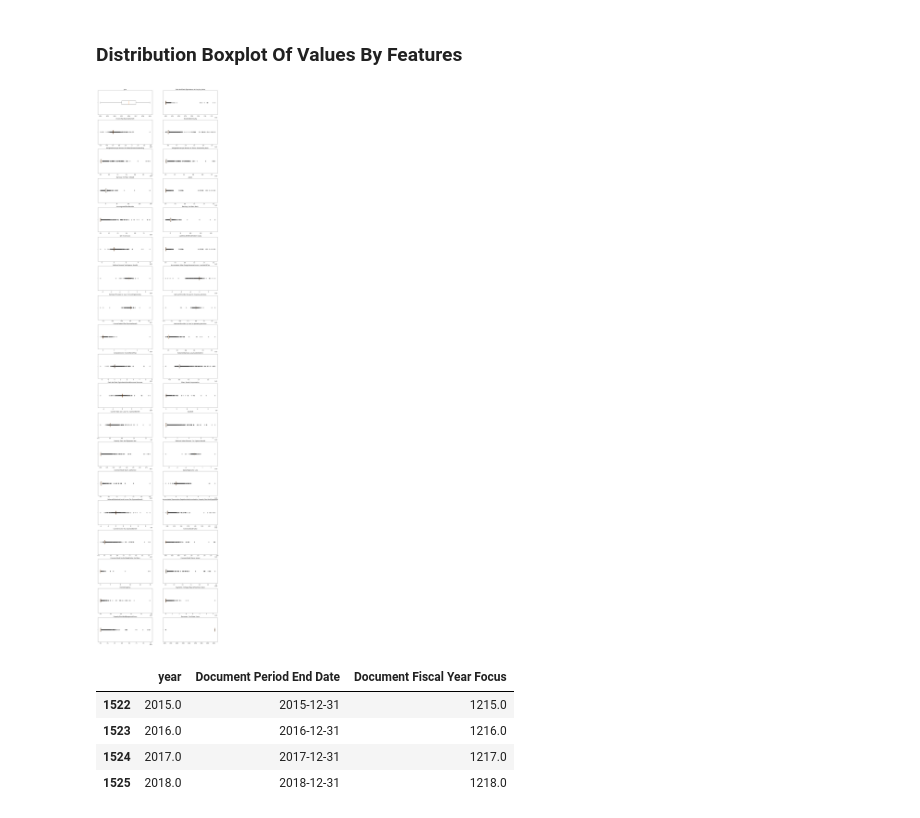
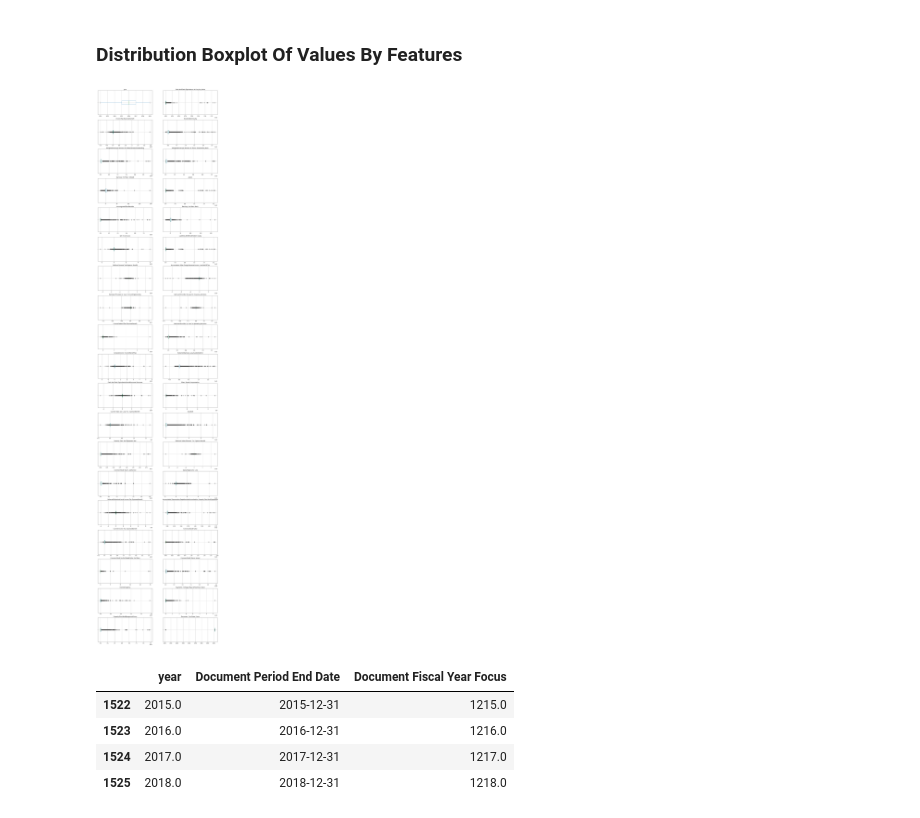
Before and after one commit to jktoh/capstone_project, a Jupyter notebook: code/08_eda_and_cleaning_sp1500.ipynb, the cells around one changed output. Saved outputs shown, nothing was run; the diff lists cells and outputs as text; code cells hidden in the pictures.

```diff
--- a/code/08_eda_and_cleaning_sp1500.ipynb
+++ b/code/08_eda_and_cleaning_sp1500.ipynb
@@ -69,5 +56,5 @@ str_features = [
 # %%
-float_features = [f for f in df.columns if f not in str_features and f != 'Document Period End Date']
+float_features = [f for f in df.columns if df[f].dtypes != 'O' and f != 'Entity Central Index Key']
 # %%
 df[float_features] = df[float_features].fillna(0).astype(float)
 df['Document Period End Date'] = pd.to_datetime(df['Document Period End Date'])
@@ -113,14 +100,14 @@ df = df[df.isnull().sum(1) == 0]
 # %%
 ncols = 2
 nrows = len(float_features) // ncols
 fig, ax = plt.subplots(nrows=nrows, ncols=ncols, figsize=(20, 5 * nrows))
 ax = ax.ravel() # Ravel turns a matrix into a vector, which is easier to iterate
 for n, f in enumerate(float_features):
-    ax[n].boxplot(df[f], vert=False)
+    df.boxplot(column=f, ax=ax[n], vert=False)
     ax[n].set_title(f)
     ax[n].set_yticklabels([])
 # %% [output]
-[figure, old version]
+[figure, new version]
 # %%
 df.loc[df['Document Fiscal Year Focus'] < 1300, ['year', 'Document Period End Date', 'Document Fiscal Year Focus']]
 # %% [output]
```
Also changed, not shown: parts of 3 cells of this notebook, 6 other files.
